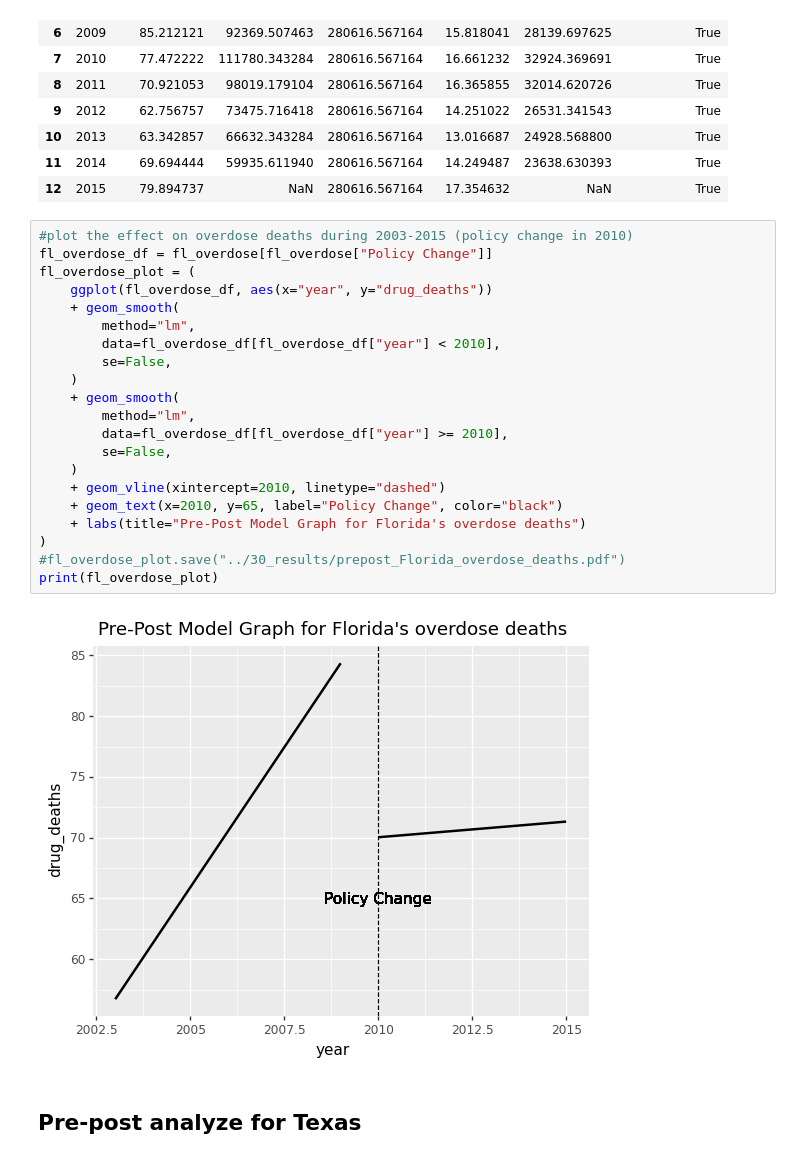
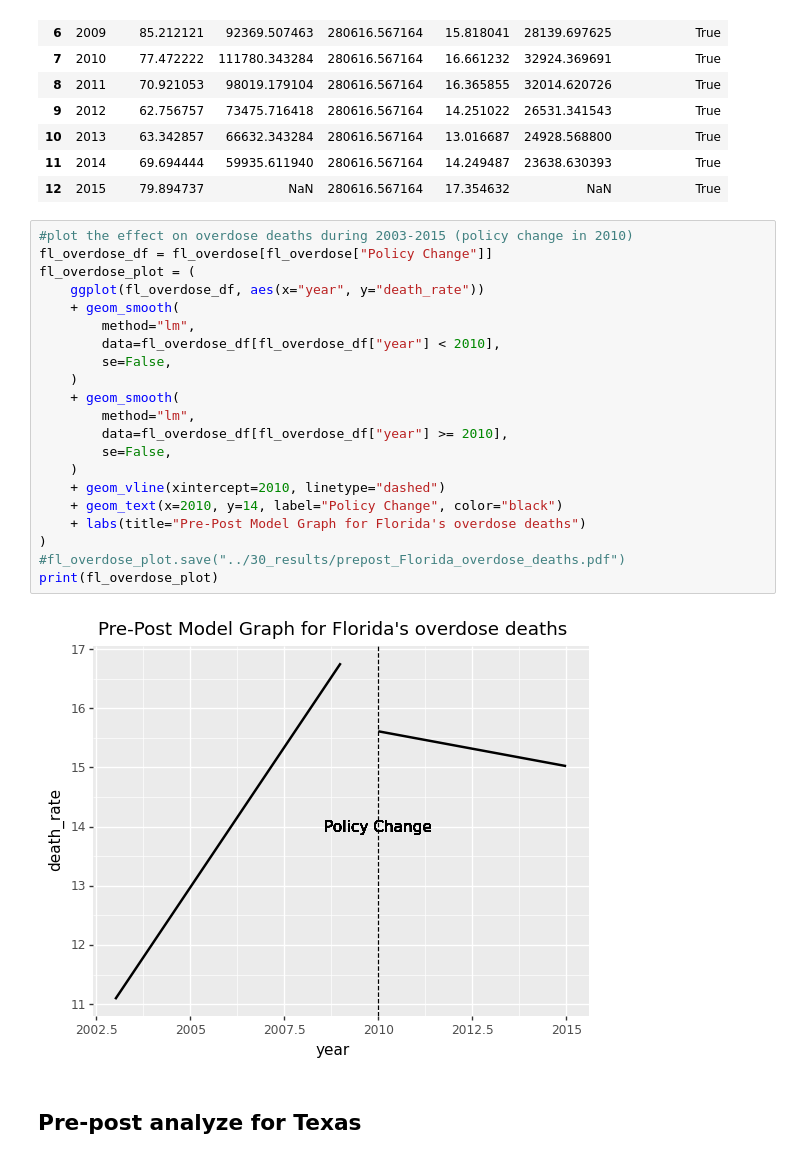
Before and after one commit to Yer1k/opioid_causal_inference, a Jupyter notebook: 10_code/pre-post_analysis.ipynb, the cells around one changed output. Saved outputs shown, nothing was run; the diff lists cells and outputs as text.

```diff
--- a/10_code/pre-post_analysis.ipynb
+++ b/10_code/pre-post_analysis.ipynb
@@ -105,26 +113,26 @@ fl_overdose
 # %%
 #plot the effect on overdose deaths during 2003-2015 (policy change in 2010)
 fl_overdose_df = fl_overdose[fl_overdose["Policy Change"]]
 fl_overdose_plot = (
-    ggplot(fl_overdose_df, aes(x="year", y="drug_deaths"))
+    ggplot(fl_overdose_df, aes(x="year", y="death_rate"))
     + geom_smooth(
         method="lm",
         data=fl_overdose_df[fl_overdose_df["year"] < 2010],
         se=False,
     )
     + geom_smooth(
         method="lm",
         data=fl_overdose_df[fl_overdose_df["year"] >= 2010],
         se=False,
     )
     + geom_vline(xintercept=2010, linetype="dashed")
-    + geom_text(x=2010, y=65, label="Policy Change", color="black")
+    + geom_text(x=2010, y=14, label="Policy Change", color="black")
     + labs(title="Pre-Post Model Graph for Florida's overdose deaths")
 )
 #fl_overdose_plot.save("../30_results/prepost_Florida_overdose_deaths.pdf")
 print(fl_overdose_plot)
 # %% [output]
-[figure, old version]
+[figure, new version]
 # %% [markdown]
 ## Pre-post analyze for Texas
 # %%
```
Also changed, not shown: parts of 3 cells of this notebook.
